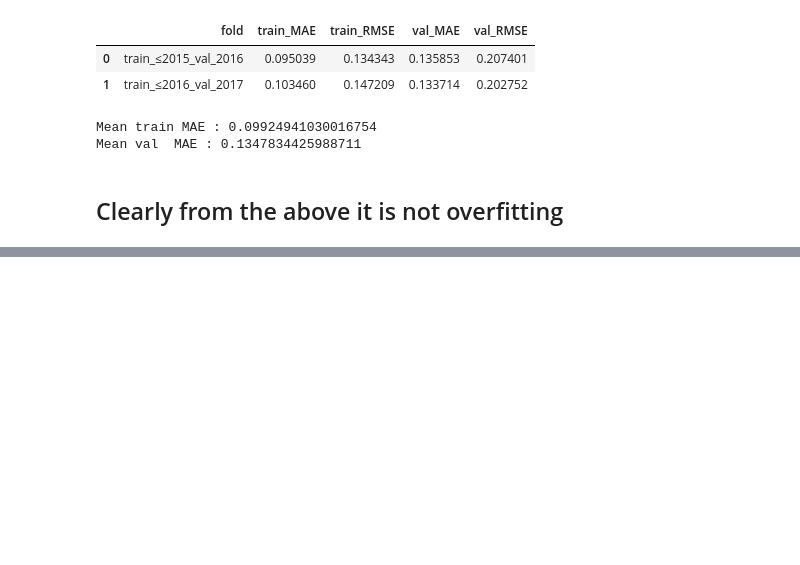
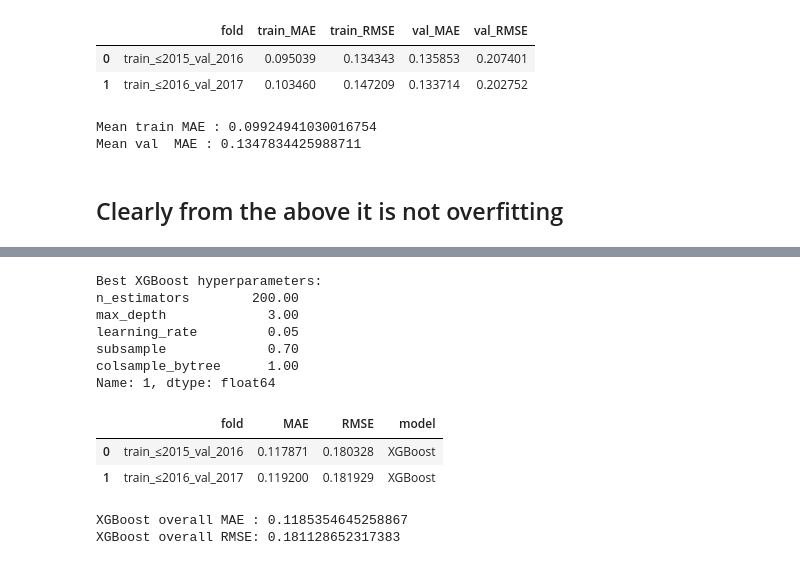
Before and after one commit to RichelCode/Wave-Energy-Forecasting-Methodological-Enhancement-and-Advanced-Modeling, a Jupyter notebook: Conference Presentation.ipynb, the cells around one changed output, grey strips where cells are left out. Cells and saved outputs as stored; diff of their text form; code cells hidden in the pictures; blank space fills up the shorter version.

```diff
--- a/Conference Presentation.ipynb
+++ b/Conference Presentation.ipynb
@@ -2400,0 +2503,34 @@ Mean val  MAE : 0.1347834425988711
+# %%
+best_xgb = xgb_tuning_results.iloc[0]
+best_key_xgb = (
+    best_xgb["n_estimators"],
+    best_xgb["max_depth"],
+    best_xgb["learning_rate"],
+    best_xgb["subsample"],
+    best_xgb["colsample_bytree"],
+)
+
+print("Best XGBoost hyperparameters:")
+print(best_xgb[["n_estimators", "max_depth", "learning_rate", "subsample", "colsample_bytree"]])
+
+best_xgb_folds = xgb_cv_tables[best_key_xgb].copy()
+best_xgb_folds["model"] = "XGBoost"
+display(best_xgb_folds)
+
+xgb_overall_mae  = best_xgb_folds["MAE"].mean()
+xgb_overall_rmse = best_xgb_folds["RMSE"].mean()
+print("\nXGBoost overall MAE :", xgb_overall_mae)
+print("XGBoost overall RMSE:", xgb_overall_rmse)
+# %% [output]
+Best XGBoost hyperparameters:
+n_estimators        200.00
+max_depth             3.00
+learning_rate         0.05
+subsample             0.70
+colsample_bytree      1.00
+Name: 1, dtype: float64
+|  | fold | MAE | RMSE | model |
+| 0 | train_≤2015_val_2016 | 0.117871 | 0.180328 | XGBoost |
+| 1 | train_≤2016_val_2017 | 0.119200 | 0.181929 | XGBoost |
+XGBoost overall MAE : 0.1185354645258867
+XGBoost overall RMSE: 0.181128652317383
```
Also changed, not shown: parts of 8 cells of this notebook.
